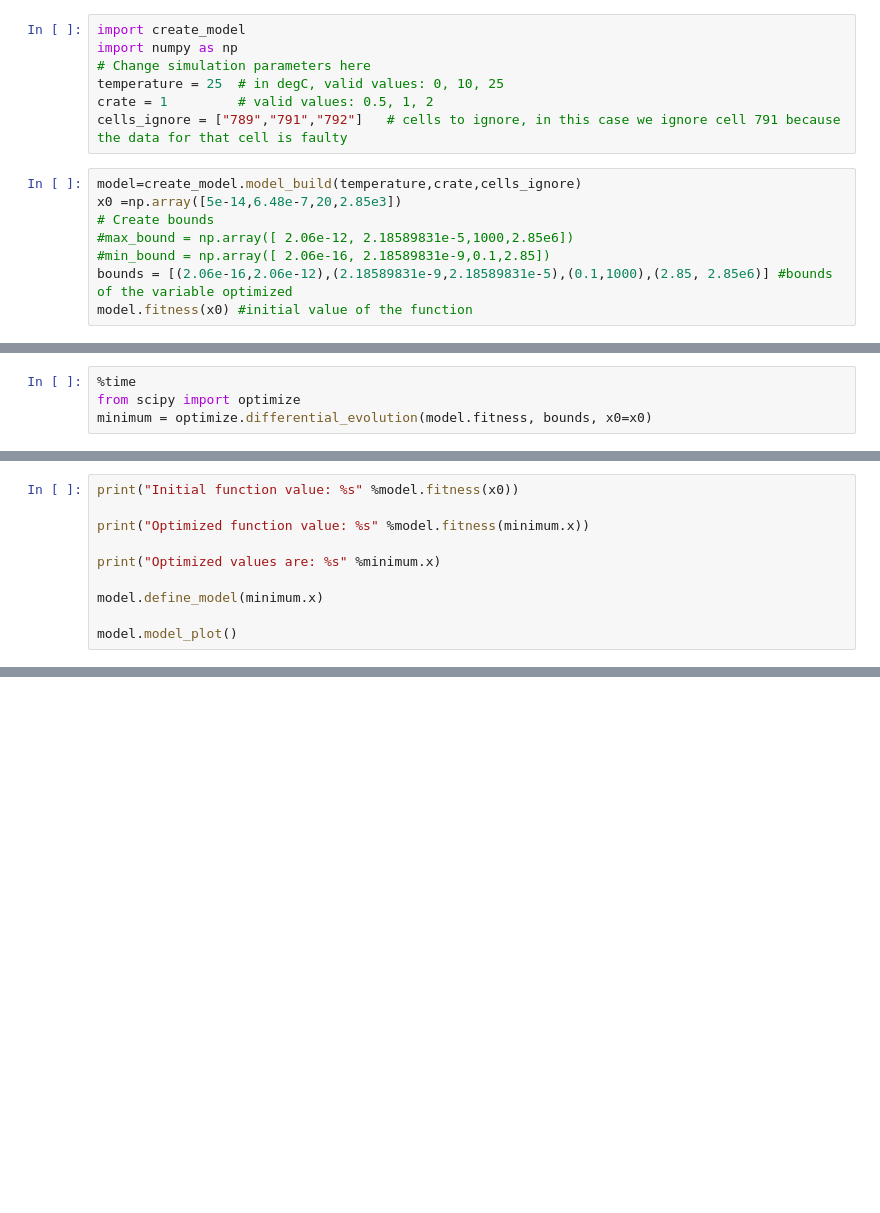
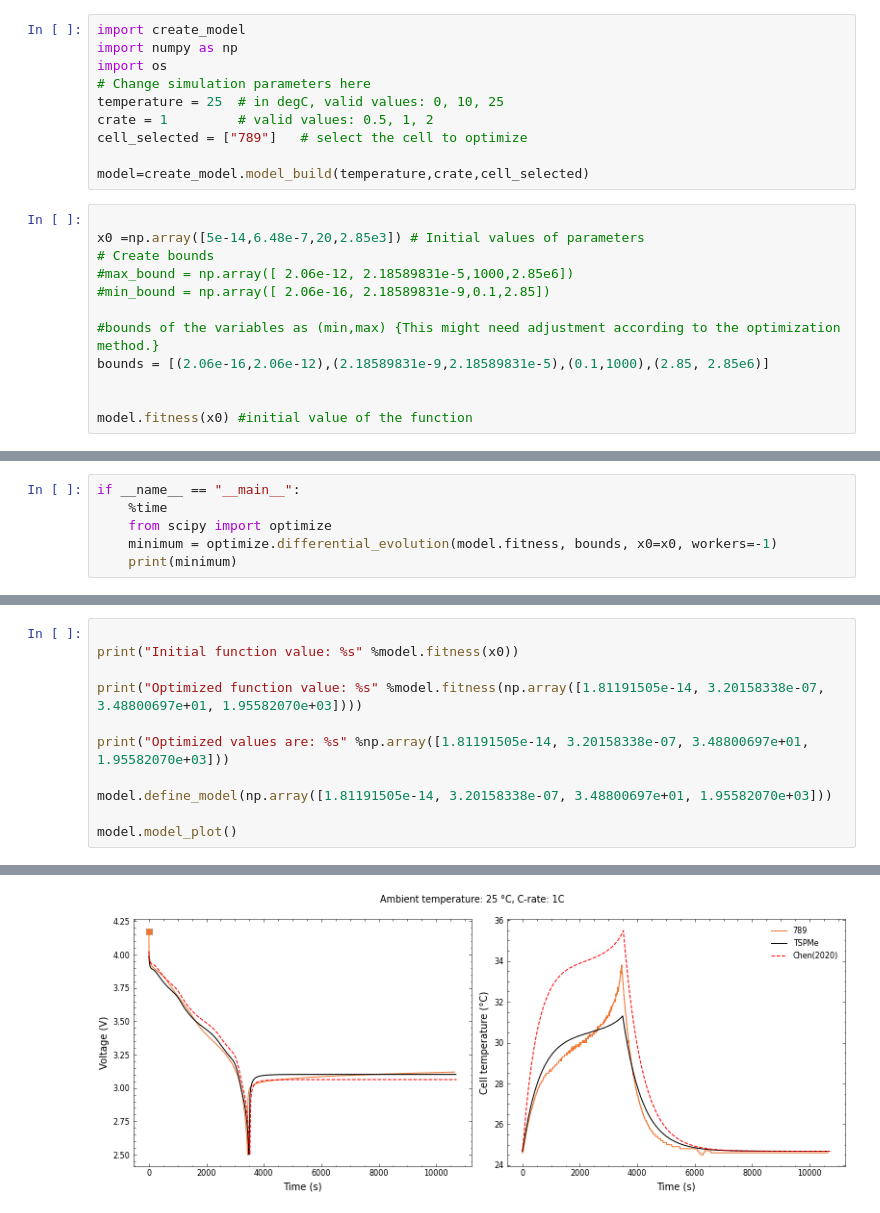
Before and after one commit to paramm-team/pybamm-param, a Jupyter notebook: differential_evolution.ipynb, the cells around one changed output, grey strips where cells are left out. Cells and saved outputs as stored; diff of their text form; blank space fills up the shorter version.

Commit message:
Updated cell_selected

```diff
--- a/differential_evolution.ipynb
+++ b/differential_evolution.ipynb
@@ -1,16 +1,23 @@
 # %%
 import create_model
 import numpy as np
+import os
 # Change simulation parameters here
 temperature = 25  # in degC, valid values: 0, 10, 25
 crate = 1         # valid values: 0.5, 1, 2
-cells_ignore = ["789","791","792"]   # cells to ignore, in this case we ignore cell 791 because the data for that cell is faulty
+cell_selected = ["789"]   # select the cell to optimize
+
+model=create_model.model_build(temperature,crate,cell_selected)
 # %%
-model=create_model.model_build(temperature,crate,cells_ignore)
-x0 =np.array([5e-14,6.48e-7,20,2.85e3])
+
+x0 =np.array([5e-14,6.48e-7,20,2.85e3]) # Initial values of parameters
 # Create bounds
 #max_bound = np.array([ 2.06e-12, 2.18589831e-5,1000,2.85e6])
 #min_bound = np.array([ 2.06e-16, 2.18589831e-9,0.1,2.85])
-bounds = [(2.06e-16,2.06e-12),(2.18589831e-9,2.18589831e-5),(0.1,1000),(2.85, 2.85e6)] #bounds of the variable optimized
+
+#bounds of the variables as (min,max) {This might need adjustment according to the optimization method.}
+bounds = [(2.06e-16,2.06e-12),(2.18589831e-9,2.18589831e-5),(0.1,1000),(2.85, 2.85e6)]
+
+
 model.fitness(x0) #initial value of the function
 # %% [output]
@@ -18,5 +32,7 @@ array(0.01484752)
 # %%
-%time
-from scipy import optimize
-minimum = optimize.differential_evolution(model.fitness, bounds, x0=x0)
+if __name__ == "__main__":
+    %time
+    from scipy import optimize
+    minimum = optimize.differential_evolution(model.fitness, bounds, x0=x0, workers=-1)
+    print(minimum)
 # %% [output]
@@ -44,10 +53,12 @@ minimum
 # %%
+
 print("Initial function value: %s" %model.fitness(x0))
 
-print("Optimized function value: %s" %model.fitness(minimum.x))
+print("Optimized function value: %s" %model.fitness(np.array([1.81191505e-14, 3.20158338e-07, 3.48800697e+01, 1.95582070e+03])))
 
-print("Optimized values are: %s" %minimum.x)
+print("Optimized values are: %s" %np.array([1.81191505e-14, 3.20158338e-07, 3.48800697e+01, 1.95582070e+03]))
 
-model.define_model(minimum.x)
+model.define_model(np.array([1.81191505e-14, 3.20158338e-07, 3.48800697e+01, 1.95582070e+03]))
 
 model.model_plot()
+# %% [output]
@@ -53,0 +68 @@ model.model_plot()
+[figure, added]
```
Also changed, not shown: parts of 7 cells of this notebook.
